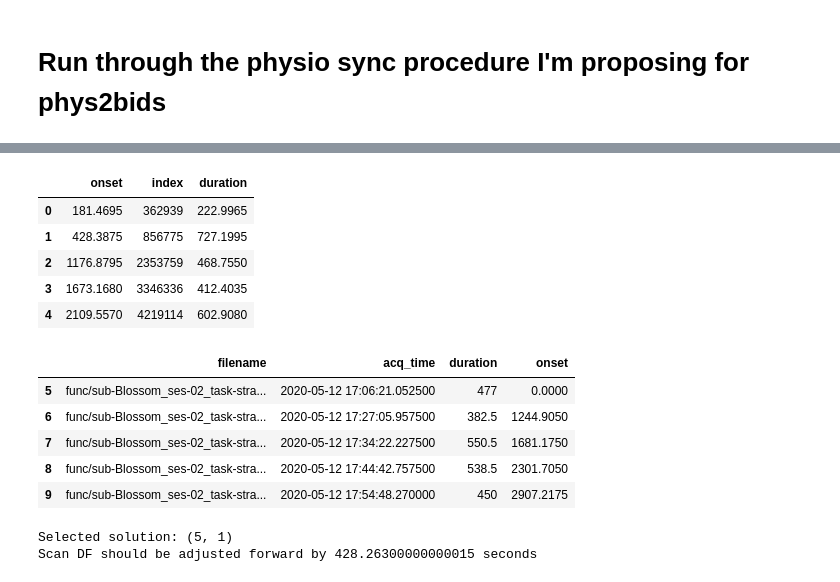
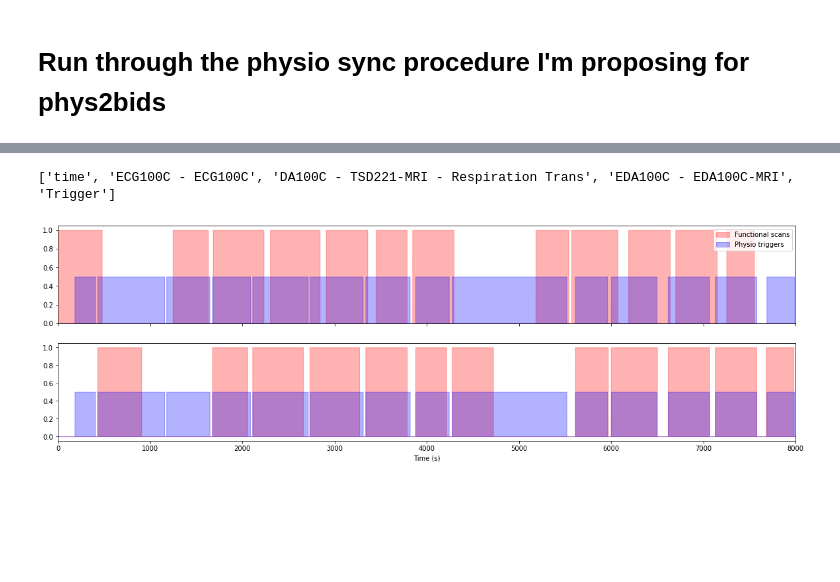
Before and after one commit to tsalo/misc-notebooks, a Jupyter notebook: sync_physio.ipynb, the cells around one changed output, grey strips where cells are left out. Drawn from its saved outputs; the diff is of its cells as text; code cells hidden in the pictures; blank space fills up the shorter version.

```diff
--- a/sync_physio.ipynb
+++ b/sync_physio.ipynb
@@ -13,13 +24,7 @@ from phys2bids import conversion
 # %%
 physio_file = '/Users/tsalo/Documents/Laird_DIVA/sourcedata/biopac/sub-Blossom_ses-02.acq'
-layout = BIDSLayout('/Users/tsalo/Documents/Laird_DIVA/dset/')
+bids_dir = '/Users/tsalo/Documents/Laird_DIVA/dset/'
+physio = populate_phys_input(physio_file, chtrig=4)
+print(physio.ch_name)
+# %% [output]
+['time', 'ECG100C - ECG100C', 'DA100C - TSD221-MRI - Respiration Trans', 'EDA100C - EDA100C-MRI', 'Trigger']
-# %%
-physio_df = conversion.extract_physio_onsets(physio_file)
-physio_df.head()
-# %% [output]
-|  | onset | index | duration |
-| 0 | 181.4695 | 362939 | 222.9965 |
-| 1 | 428.3875 | 856775 | 727.1995 |
-| 2 | 1176.8795 | 2353759 | 468.7550 |
-| 3 | 1673.1680 | 3346336 | 412.4035 |
-| 4 | 2109.5570 | 4219114 | 602.9080 |
@@ -26,15 +33,4 @@ physio_df.head()
 # %%
-df = conversion.load_scan_data(layout, sub='Blossom', ses='02')
-df.head()
+out = conversion.workflow(physio, bids_dir, sub='Blossom', ses='02', update_trigger=True)
 # %% [output]
-|  | filename | acq_time | duration | onset |
-| 5 | func/sub-Blossom_ses-02_task-stra... | 2020-05-12 17:06:21.052500 | 477 | 0.0000 |
-| 6 | func/sub-Blossom_ses-02_task-stra... | 2020-05-12 17:27:05.957500 | 382.5 | 1244.9050 |
-| 7 | func/sub-Blossom_ses-02_task-stra... | 2020-05-12 17:34:22.227500 | 550.5 | 1681.1750 |
-| 8 | func/sub-Blossom_ses-02_task-stra... | 2020-05-12 17:44:42.757500 | 538.5 | 2301.7050 |
-| 9 | func/sub-Blossom_ses-02_task-stra... | 2020-05-12 17:54:48.270000 | 450 | 2907.2175 |
+[figure, added]
-# %%
-out_df = conversion.synchronize_onsets(physio_df, df)
-# %% [output]
-Selected solution: (5, 1)
-Scan DF should be adjusted forward by 428.26300000000015 seconds
```
Also changed, not shown: parts of 8 cells of this notebook, 11 other files.
